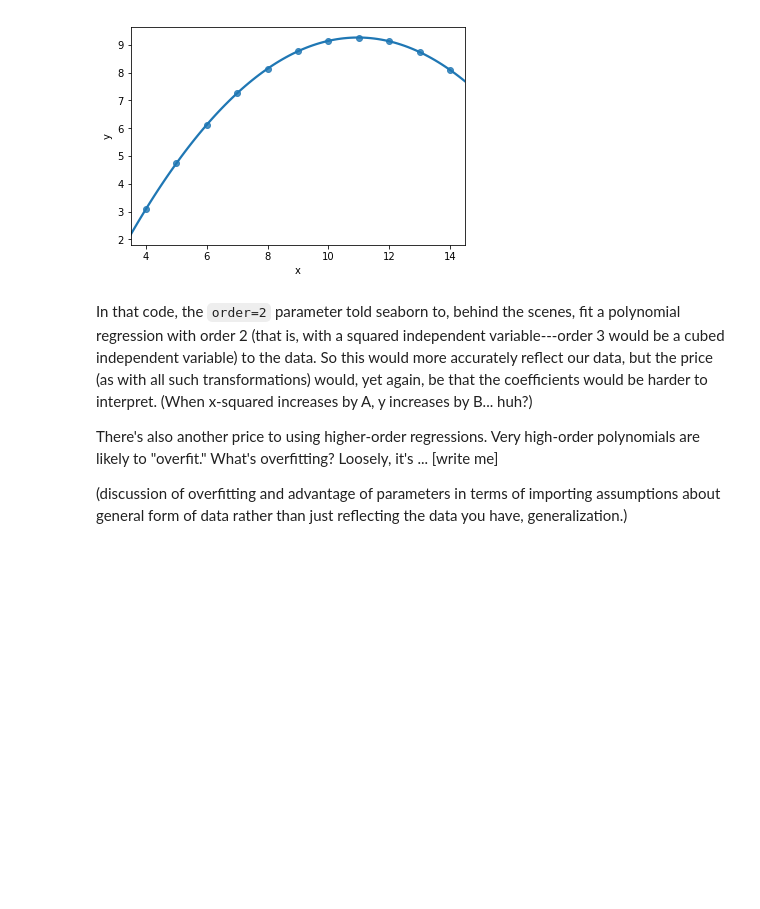
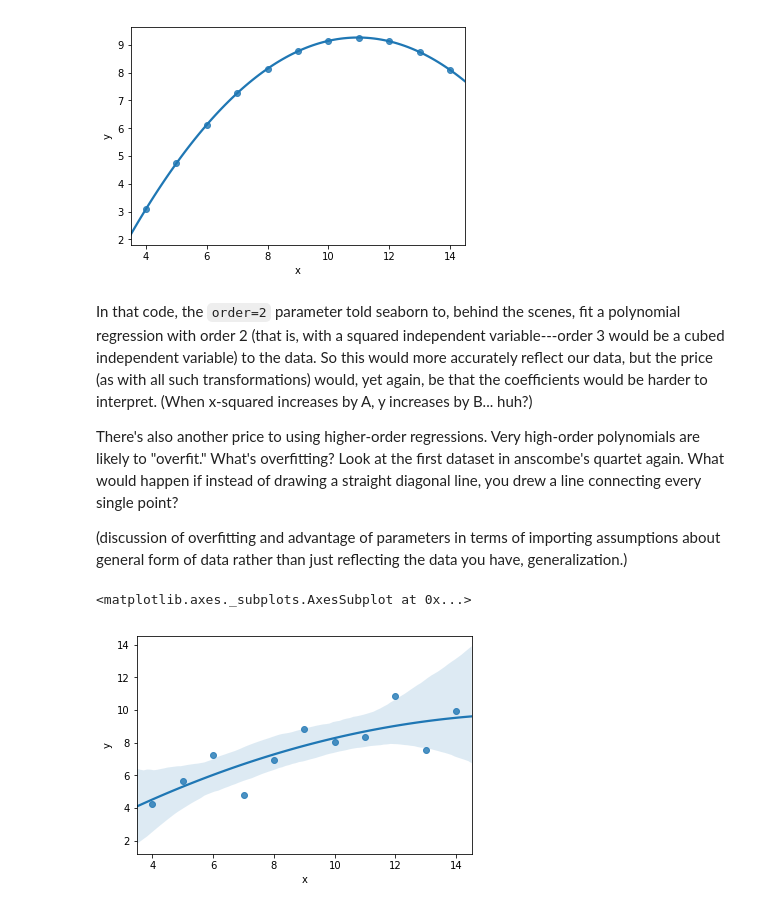
Before and after one commit to paultopia/library_gobbledygook, a Jupyter notebook: lesson_notebooks/regression_problems.ipynb, the cells around one changed output. Cells and saved outputs as stored; diff of their text form; code cells hidden in the pictures; blank space fills up the shorter version.

```diff
--- a/lesson_notebooks/regression_problems.ipynb
+++ b/lesson_notebooks/regression_problems.ipynb
@@ -82,6 +85,13 @@ sns.regplot(x="x", y="y", data=quartet2, order=2)
 # %% [markdown]
 In that code, the `order=2` parameter told seaborn to, behind the scenes, fit a polynomial regression with order 2 (that is, with a squared independent variable---order 3 would be a cubed independent variable) to the data.  So this would more accurately reflect our data, but the price (as with all such transformations) would, yet again, be that the coefficients would be harder to interpret. (When x-squared increases by A, y increases by B... huh?)
 
-There's also another price to using higher-order regressions.  Very high-order polynomials are likely to "overfit."  What's overfitting?  Loosely, it's ... [write me]
+There's also another price to using higher-order regressions.  Very high-order polynomials are likely to "overfit."  What's overfitting?  Look at the first dataset in anscombe's quartet again.  What would happen if instead of drawing a straight diagonal line, you drew a line connecting every single point?
+
 
 (discussion of overfitting and advantage of parameters in terms of importing assumptions about general form of data rather than just reflecting the data you have, generalization.)
+# %%
+quartet1 = df[df["dataset"] == "I"]
+sns.regplot(x="x", y="y", data=quartet1, order=2)
+# %% [output]
+<matplotlib.axes._subplots.AxesSubplot at 0x...>
+[figure, added]
```
Also changed, not shown: parts of 17 cells of this notebook, 1 other file.
